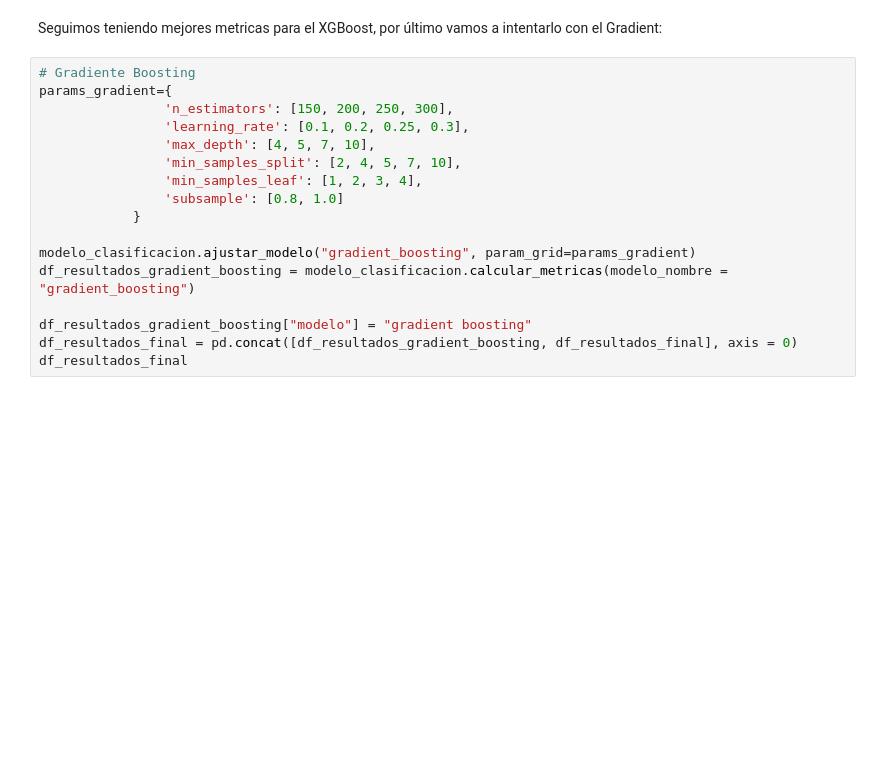
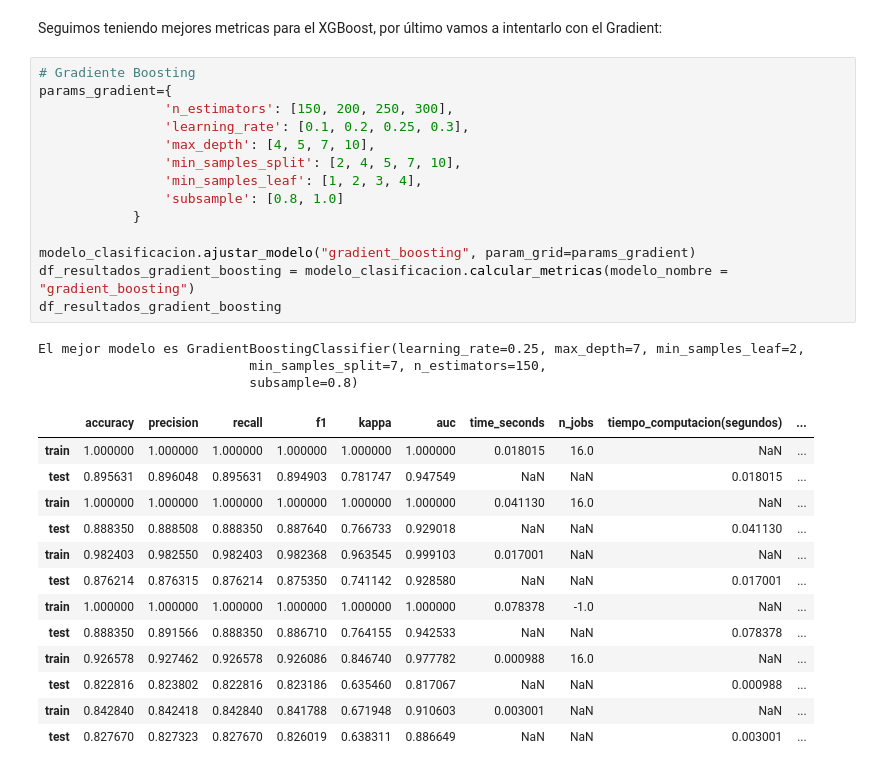
Before and after one commit to elenacano/Proyecto8-PrediccionRetencionEmpleados, a Jupyter notebook: Modelo5/notebooks/6-modelos.ipynb, the cells around one changed output. Cells and saved outputs as stored; diff of their text form; blank space fills up the shorter version.

```diff
--- a/Modelo5/notebooks/6-modelos.ipynb
+++ b/Modelo5/notebooks/6-modelos.ipynb
@@ -271,17 +271,31 @@ Seguimos teniendo mejores metricas para el XGBoost, por último vamos a intentar
 # %%
 # Gradiente Boosting
 params_gradient={
                 'n_estimators': [150, 200, 250, 300],
                 'learning_rate': [0.1, 0.2, 0.25, 0.3],
                 'max_depth': [4, 5, 7, 10],
                 'min_samples_split': [2, 4, 5, 7, 10],
                 'min_samples_leaf': [1, 2, 3, 4],
                 'subsample': [0.8, 1.0]
             }
 
 modelo_clasificacion.ajustar_modelo("gradient_boosting", param_grid=params_gradient)
 df_resultados_gradient_boosting = modelo_clasificacion.calcular_metricas(modelo_nombre = "gradient_boosting")
-
-df_resultados_gradient_boosting["modelo"] = "gradient boosting"
-df_resultados_final = pd.concat([df_resultados_gradient_boosting, df_resultados_final], axis = 0)
-df_resultados_final
+df_resultados_gradient_boosting
+# %% [output]
+El mejor modelo es GradientBoostingClassifier(learning_rate=0.25, max_depth=7, min_samples_leaf=2,
+                           min_samples_split=7, n_estimators=150,
+                           subsample=0.8)
+|  | accuracy | precision | recall | f1 | kappa | auc | time_seconds | n_jobs | tiempo_computacion(segundos) | ... |
+| train | 1.000000 | 1.000000 | 1.000000 | 1.000000 | 1.000000 | 1.000000 | 0.018015 | 16.0 | NaN | ... |
+| test | 0.895631 | 0.896048 | 0.895631 | 0.894903 | 0.781747 | 0.947549 | NaN | NaN | 0.018015 | ... |
+| train | 1.000000 | 1.000000 | 1.000000 | 1.000000 | 1.000000 | 1.000000 | 0.041130 | 16.0 | NaN | ... |
+| test | 0.888350 | 0.888508 | 0.888350 | 0.887640 | 0.766733 | 0.929018 | NaN | NaN | 0.041130 | ... |
+| train | 0.982403 | 0.982550 | 0.982403 | 0.982368 | 0.963545 | 0.999103 | 0.017001 | NaN | NaN | ... |
+| test | 0.876214 | 0.876315 | 0.876214 | 0.875350 | 0.741142 | 0.928580 | NaN | NaN | 0.017001 | ... |
+| train | 1.000000 | 1.000000 | 1.000000 | 1.000000 | 1.000000 | 1.000000 | 0.078378 | -1.0 | NaN | ... |
+| test | 0.888350 | 0.891566 | 0.888350 | 0.886710 | 0.764155 | 0.942533 | NaN | NaN | 0.078378 | ... |
+| train | 0.926578 | 0.927462 | 0.926578 | 0.926086 | 0.846740 | 0.977782 | 0.000988 | 16.0 | NaN | ... |
+| test | 0.822816 | 0.823802 | 0.822816 | 0.823186 | 0.635460 | 0.817067 | NaN | NaN | 0.000988 | ... |
+| train | 0.842840 | 0.842418 | 0.842840 | 0.841788 | 0.671948 | 0.910603 | 0.003001 | NaN | NaN | ... |
+| test | 0.827670 | 0.827323 | 0.827670 | 0.826019 | 0.638311 | 0.886649 | NaN | NaN | 0.003001 | ... |
```
Also changed, not shown: parts of 2 cells of this notebook, 54 other files.
